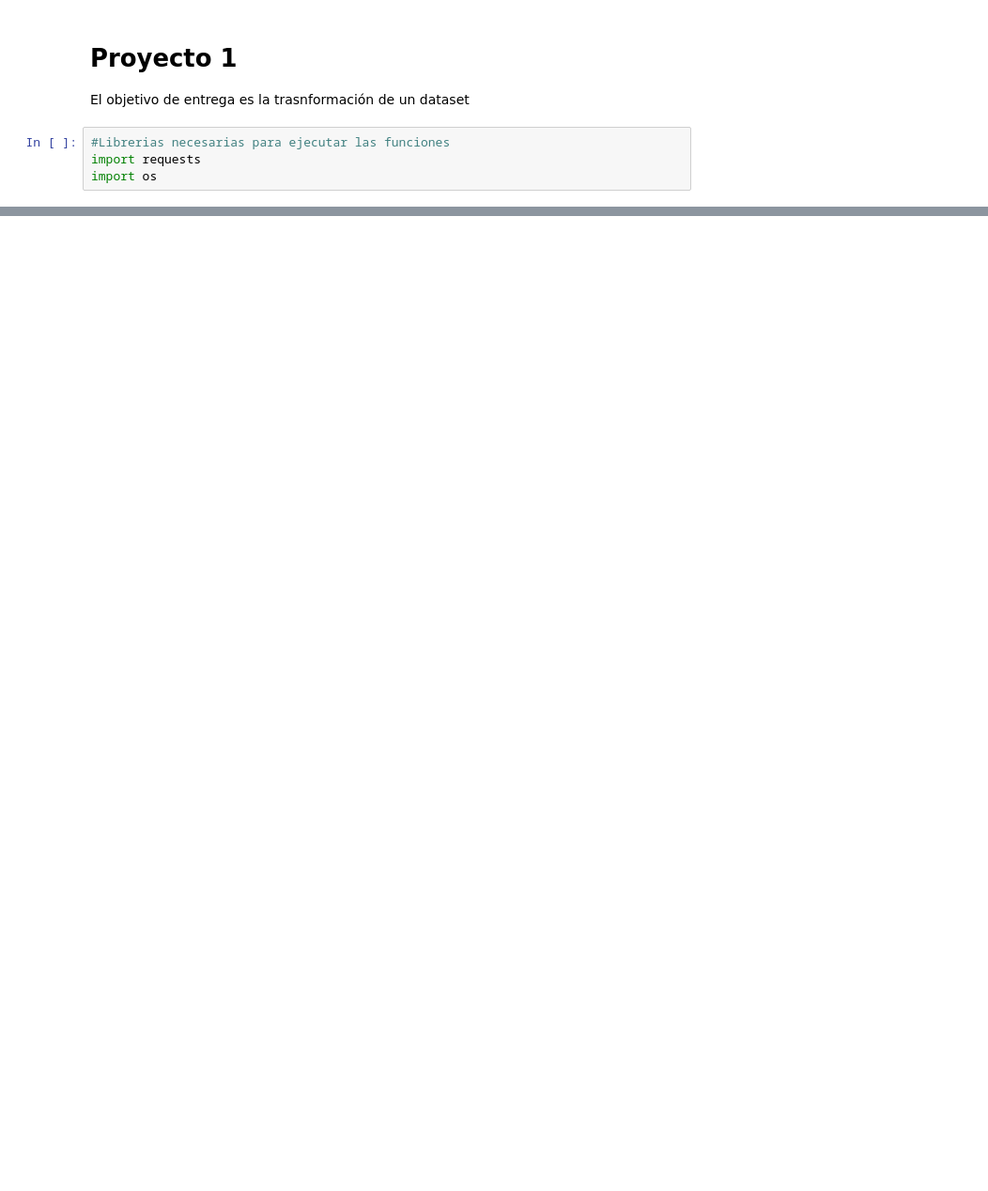
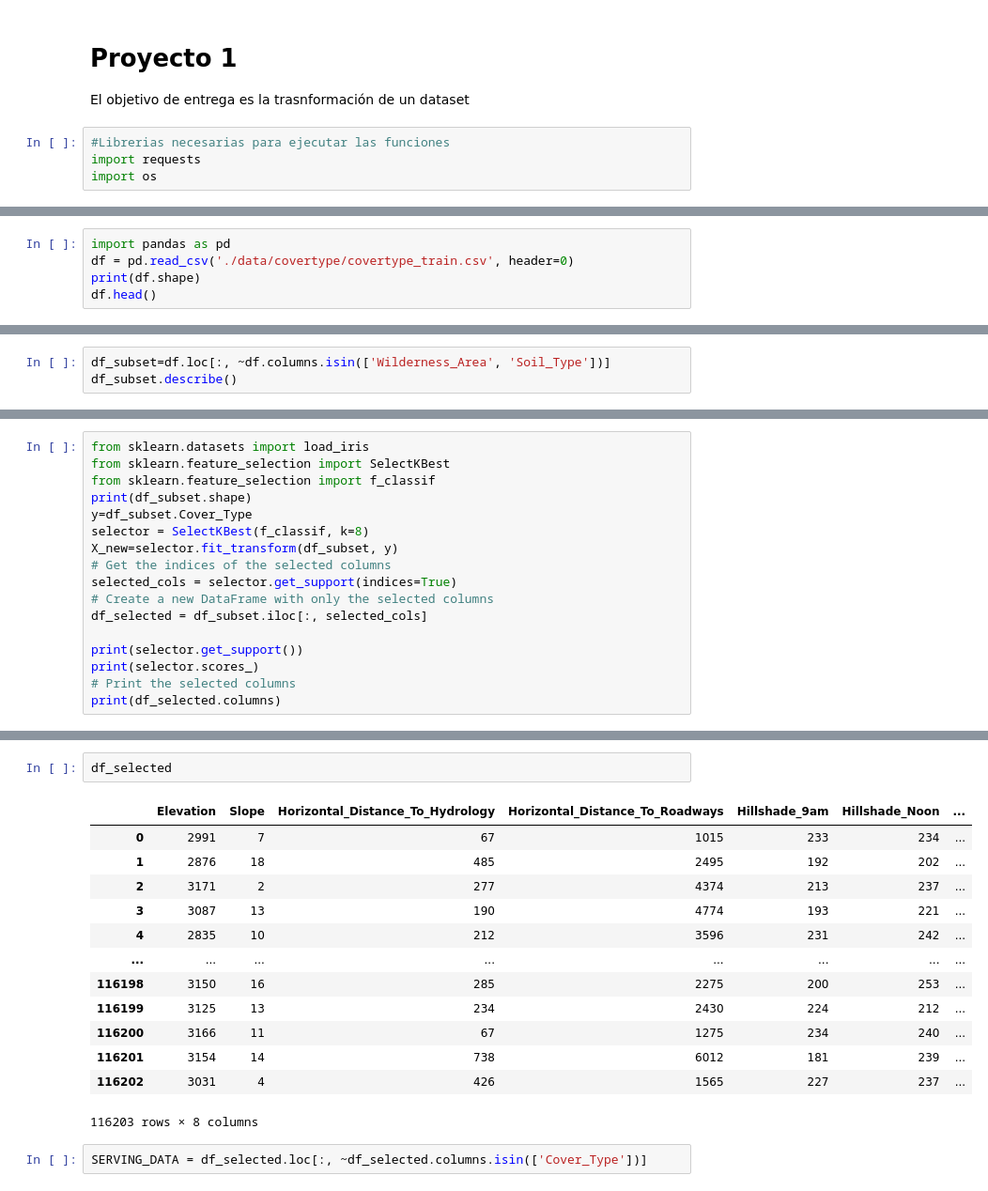
Before and after one commit to JulianaMurillo1509/MLOPS, a Jupyter notebook: Proyecto1/proyecto1.ipynb, the cells around one changed output, grey strips where cells are left out. Shown: that part at 94% size. Cells and saved outputs as stored; diff of their text form; blank space fills up the shorter version.

```diff
--- a/Proyecto1/proyecto1.ipynb
+++ b/Proyecto1/proyecto1.ipynb
@@ -28,0 +46,5 @@ programa o archivo por lotes ejecutable.
+# %%
+import pandas as pd
+df = pd.read_csv('./data/covertype/covertype_train.csv', header=0)
+print(df.shape)
+df.head()
@@ -28,0 +94,3 @@ programa o archivo por lotes ejecutable.
+# %%
+df_subset=df.loc[:, ~df.columns.isin(['Wilderness_Area', 'Soil_Type'])]
+df_subset.describe()
@@ -28,0 +133,17 @@ programa o archivo por lotes ejecutable.
+# %%
+from sklearn.datasets import load_iris
+from sklearn.feature_selection import SelectKBest
+from sklearn.feature_selection import f_classif
+print(df_subset.shape)
+y=df_subset.Cover_Type
+selector = SelectKBest(f_classif, k=8)
+X_new=selector.fit_transform(df_subset, y)
+# Get the indices of the selected columns
+selected_cols = selector.get_support(indices=True)
+# Create a new DataFrame with only the selected columns
+df_selected = df_subset.iloc[:, selected_cols]
+
+print(selector.get_support())
+print(selector.scores_)
+# Print the selected columns
+print(df_selected.columns)
@@ -40,0 +430,18 @@ ModuleNotFoundError: No module named 'tfx'
+# %%
+df_selected
+# %% [output]
+|  | Elevation | Slope | Horizontal_Distance_To_Hydrology | Horizontal_Distance_To_Roadways | Hillshade_9am | Hillshade_Noon | ... |
+| 0 | 2991 | 7 | 67 | 1015 | 233 | 234 | ... |
+| 1 | 2876 | 18 | 485 | 2495 | 192 | 202 | ... |
+| 2 | 3171 | 2 | 277 | 4374 | 213 | 237 | ... |
+| 3 | 3087 | 13 | 190 | 4774 | 193 | 221 | ... |
+| 4 | 2835 | 10 | 212 | 3596 | 231 | 242 | ... |
+| ... | ... | ... | ... | ... | ... | ... | ... |
+| 116198 | 3150 | 16 | 285 | 2275 | 200 | 253 | ... |
+| 116199 | 3125 | 13 | 234 | 2430 | 224 | 212 | ... |
+| 116200 | 3166 | 11 | 67 | 1275 | 234 | 240 | ... |
+| 116201 | 3154 | 14 | 738 | 6012 | 181 | 239 | ... |
+| 116202 | 3031 | 4 | 426 | 1565 | 227 | 237 | ... |
+116203 rows × 8 columns
+# %%
+SERVING_DATA = df_selected.loc[:, ~df_selected.columns.isin(['Cover_Type'])]
```
Also changed, not shown: parts of 36 cells of this notebook, 4 other files.
